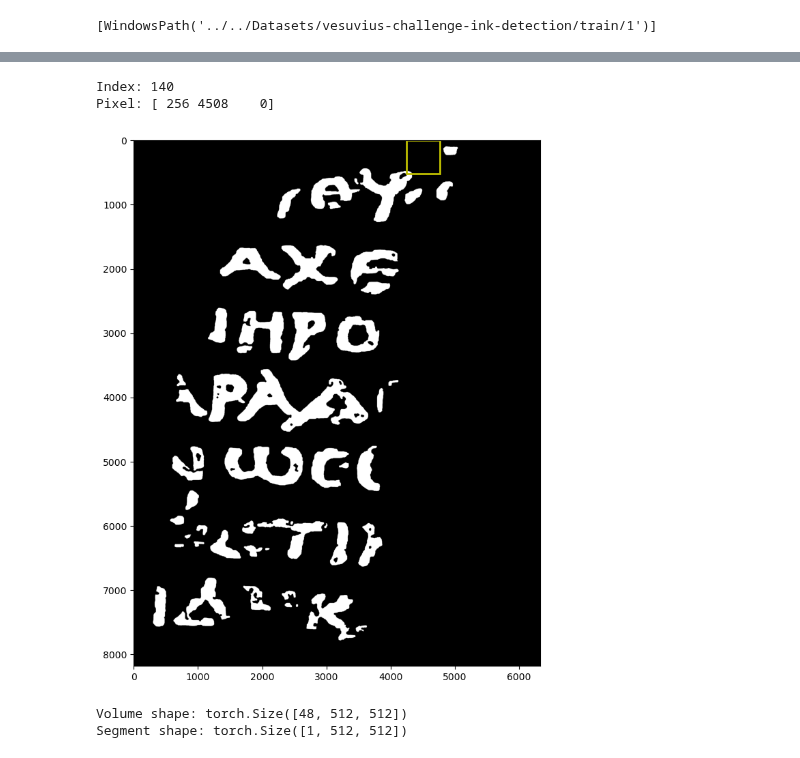
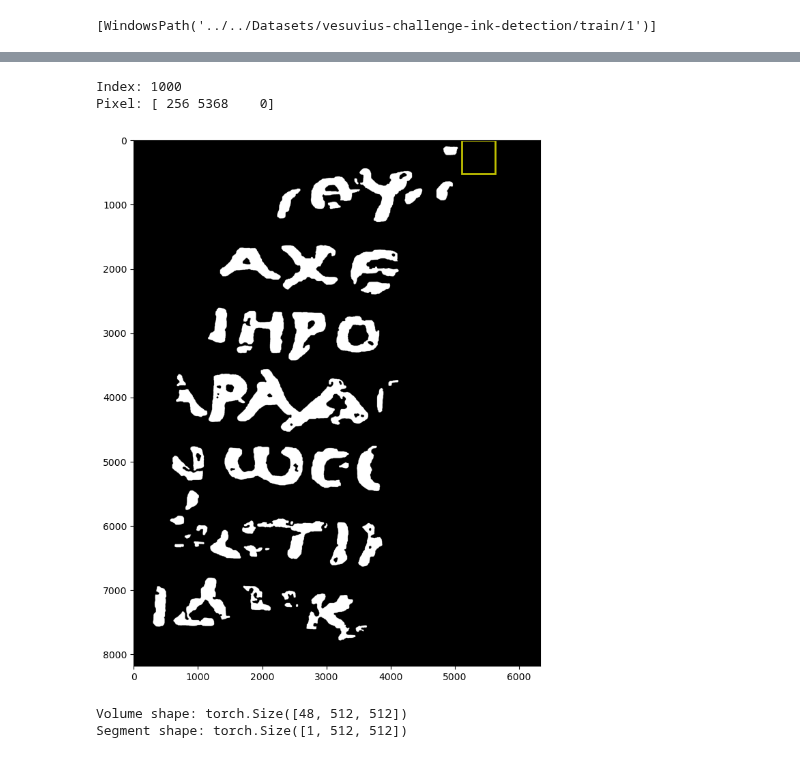
Before and after one commit to Wishmitha/Vesuvius, a Jupyter notebook: ink_detection/ink_detection_unet_pytorch_inbuilt_crops.ipynb, the cells around one changed output, grey strips where cells are left out. Drawn from its saved outputs; the diff is of its cells as text; code cells hidden in the pictures.

```diff
--- a/ink_detection/ink_detection_unet_pytorch_inbuilt_crops.ipynb
+++ b/ink_detection/ink_detection_unet_pytorch_inbuilt_crops.ipynb
@@ -250,10 +244,10 @@ Wall time: 21.9 s
 # %%
-idx = 140
+idx = 1000
 train_dset.plot_label(idx, figsize=(16, 10))
 # %% [output]
-Index: 140
-Pixel: [ 256 4508    0]
+Index: 1000
+Pixel: [ 256 5368    0]
-[figure, old version]
+[figure, new version]
 # %%
 # Get an item from the dataset
 volume, label = train_dset[idx]
```
Also changed, not shown: parts of 12 cells of this notebook, 1 other file.
